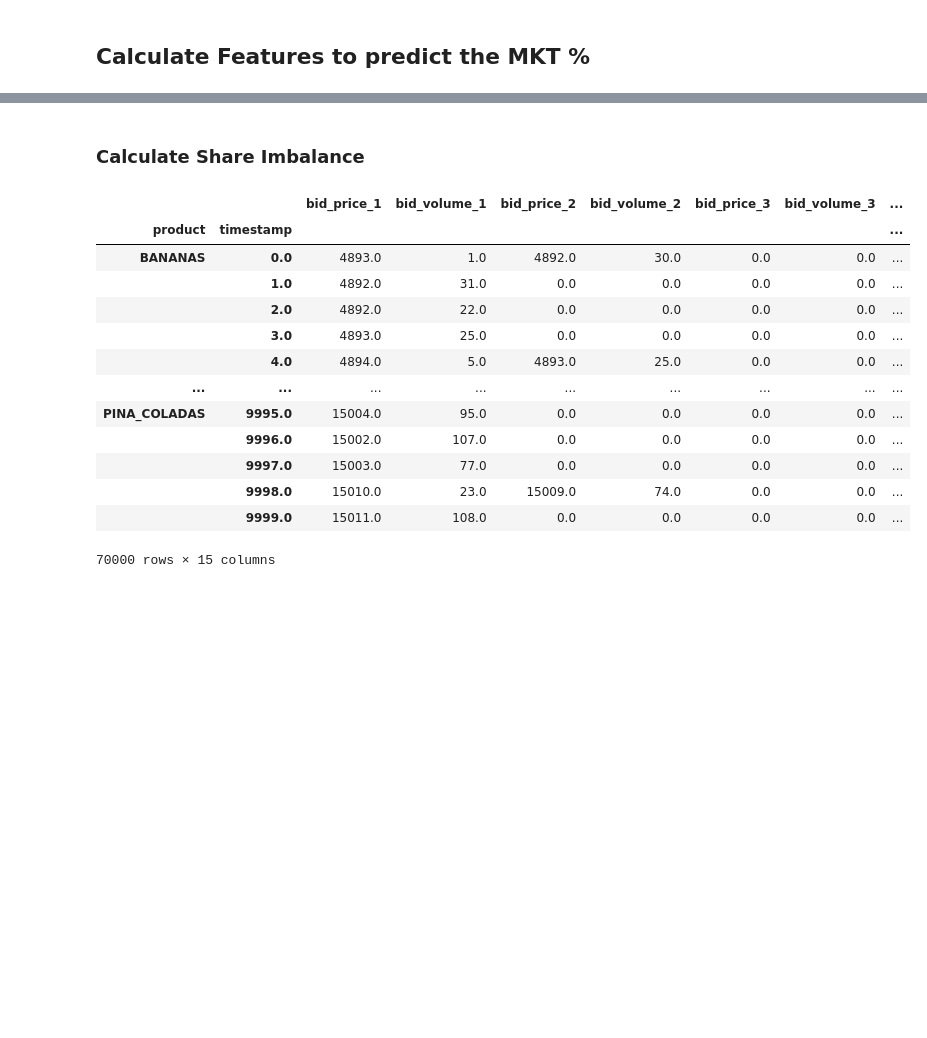
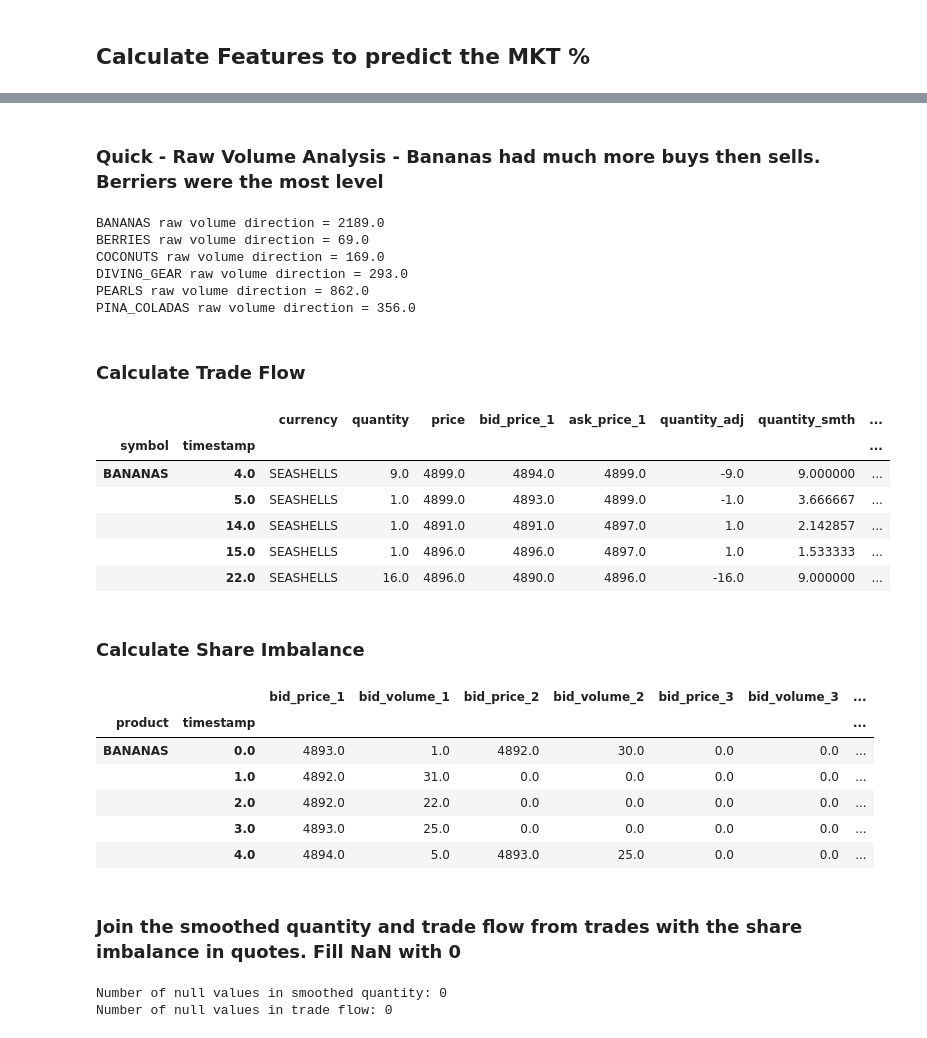
Before and after one commit to pdevarak/Prosperity, a Jupyter notebook: imc_strategy.ipynb, the cells around one changed output, grey strips where cells are left out. Saved outputs shown, nothing was run; the diff lists cells and outputs as text; code cells hidden in the pictures; blank space fills up the shorter version.

```diff
--- a/imc_strategy.ipynb
+++ b/imc_strategy.ipynb
@@ -129,0 +132,9 @@ trades.loc['PINA_COLADAS']
+# %%
+# Calculate percentage returns of the tick data
+grouped = quotes.groupby(level=0)
+
+# Calculate percentage changes for the 'mid_price' column within each group
+quotes['rets'] = grouped['mid_price'].pct_change()
+
+# Fill NaN values resulting from percentage change calculation
+quotes['rets'].fillna(0, inplace=True)  # Or any other method to handle NaN values
@@ -190,6 +246,9 @@ for x in quotes_products:
         'PINA_COLADAS': 'brown',
     }
 
+    rets_vol = quotes.loc[x, 'rets'].std() * 10e4
+    print(f'{x} volatility = {round(rets_vol,3)}')
+
     # Plotting ETH/USD Mid Price
     plt.figure(figsize=(14, 10))  # Create a new figure for ETH/USD
     plt.plot(quotes.loc[x].index, quotes.loc[x]['mid_price'], label= f'{x} Mid-Price', color=colors[f'{x}'])
@@ -330,3 +393,11 @@ A value is trying to be set on a copy of a slice from a DataFrame
 
 See the caveats in the documentation: https://pandas.pydata.org/pandas-docs/stable/user_guide/indexing.html#returning-a-view-versus-a-copy
   quotes.loc[y, 'MKT_Theo'].iloc[z:z+1] = x_optimal
+# %%
+# Check the difference between mid_price and the MKT_Theo for each product
+quotes['midprice_MKT_Theo_diff'] = abs(quotes['mid_price'] - quotes['MKT_Theo'])
+
+print('MKT Theo - Midprice Diff')
+for col in quotes_products:
+    diff = quotes.loc[col]['midprice_MKT_Theo_diff'].mean()
+    print(f'{col}: {diff}')
@@ -388,3 +466,20 @@ trades.loc['PINA_COLADAS']
+# %% [markdown]
+### Quick - Raw Volume Analysis - Bananas had much more buys then sells. Berriers were the most level
+# %%
+# Check the sum of the buys and sells
+for _ in trades_symbols:
+    if _ != "DOLPHIN_SIGHTINGS":
+        sum = trades.loc[_]['quantity_adj'].sum()
+        print(f'{_} raw volume direction = {sum}')
+# %% [output]
+BANANAS raw volume direction = 2189.0
+BERRIES raw volume direction = 69.0
+COCONUTS raw volume direction = 169.0
+DIVING_GEAR raw volume direction = 293.0
+PEARLS raw volume direction = 862.0
+PINA_COLADAS raw volume direction = 356.0
+# %% [markdown]
+### Calculate Trade Flow
 # %%
 def calc_trade_flow(df, quantity_alpha = 0.5):
     """
@@ -397,10 +502,20 @@ def calc_trade_flow(df, quantity_alpha = 0.5):
+# %%
+trades.head()
+# %% [output]
+|  |  | currency | quantity | price | bid_price_1 | ask_price_1 | quantity_adj | quantity_smth | ... |
+| symbol | timestamp |  |  |  |  |  |  |  | ... |
+| BANANAS | 4.0 | SEASHELLS | 9.0 | 4899.0 | 4894.0 | 4899.0 | -9.0 | 9.000000 | ... |
+|  | 5.0 | SEASHELLS | 1.0 | 4899.0 | 4893.0 | 4899.0 | -1.0 | 3.666667 | ... |
+|  | 14.0 | SEASHELLS | 1.0 | 4891.0 | 4891.0 | 4897.0 | 1.0 | 2.142857 | ... |
+|  | 15.0 | SEASHELLS | 1.0 | 4896.0 | 4896.0 | 4897.0 | 1.0 | 1.533333 | ... |
+|  | 22.0 | SEASHELLS | 16.0 | 4896.0 | 4890.0 | 4896.0 | -16.0 | 9.000000 | ... |
 # %% [markdown]
 ### Calculate Share Imbalance
 # %%
 def calculate_share_imbalance(df):
     """
     Adds a 'share_imbalance' column to the DataFrame based on the formula:
-    bid_size_1 / (bid_size_1 + ask_size_1)
+    bid_volume_1 / (bid_volume_1 + ask_volume_1)
 
     Parameters:
     - df: pandas DataFrame with columns 'bid_size_1' and 'ask_size_1'
@@ -412,19 +527,12 @@ def calculate_share_imbalance(df):
     df['share_imbalance'] = df['bid_volume_1'] / (df['bid_volume_1'] + df['ask_volume_1'])
 # %%
 calculate_share_imbalance(quotes)
-quotes
+quotes.head()
 # %% [output]
 |  |  | bid_price_1 | bid_volume_1 | bid_price_2 | bid_volume_2 | bid_price_3 | bid_volume_3 | ... |
 | product | timestamp |  |  |  |  |  |  | ... |
 | BANANAS | 0.0 | 4893.0 | 1.0 | 4892.0 | 30.0 | 0.0 | 0.0 | ... |
 |  | 1.0 | 4892.0 | 31.0 | 0.0 | 0.0 | 0.0 | 0.0 | ... |
 |  | 2.0 | 4892.0 | 22.0 | 0.0 | 0.0 | 0.0 | 0.0 | ... |
 |  | 3.0 | 4893.0 | 25.0 | 0.0 | 0.0 | 0.0 | 0.0 | ... |
 |  | 4.0 | 4894.0 | 5.0 | 4893.0 | 25.0 | 0.0 | 0.0 | ... |
-| ... | ... | ... | ... | ... | ... | ... | ... | ... |
-| PINA_COLADAS | 9995.0 | 15004.0 | 95.0 | 0.0 | 0.0 | 0.0 | 0.0 | ... |
-|  | 9996.0 | 15002.0 | 107.0 | 0.0 | 0.0 | 0.0 | 0.0 | ... |
-|  | 9997.0 | 15003.0 | 77.0 | 0.0 | 0.0 | 0.0 | 0.0 | ... |
-|  | 9998.0 | 15010.0 | 23.0 | 15009.0 | 74.0 | 0.0 | 0.0 | ... |
-|  | 9999.0 | 15011.0 | 108.0 | 0.0 | 0.0 | 0.0 | 0.0 | ... |
-70000 rows × 15 columns
@@ -435,0 +539,19 @@ quotes
+# %% [markdown]
+### Join the smoothed quantity and trade flow from trades with the share imbalance in quotes. Fill NaN with 0
+# %%
+trades_quantity_flow = trades[['quantity_smth', 'trade_flow']]
+
+# Change the name of the indices so that join does not produce new indices
+trades_quantity_flow.rename_axis(['product', 'timestamp'], inplace=True)
+
+quotes = quotes.join(trades_quantity_flow, how='left')
+quotes.fillna(0, inplace=True)
+
+# Check for null values
+quantity_smth_null = quotes['quantity_smth'].isna().sum()
+trade_flow_null = quotes['trade_flow'].isna().sum()
+print(f'Number of null values in smoothed quantity: {quantity_smth_null}')
+print(f'Number of null values in trade flow: {trade_flow_null}')
+# %% [output]
+Number of null values in smoothed quantity: 0
+Number of null values in trade flow: 0
```
Also changed, not shown: parts of 34 cells of this notebook, 4 other files.
